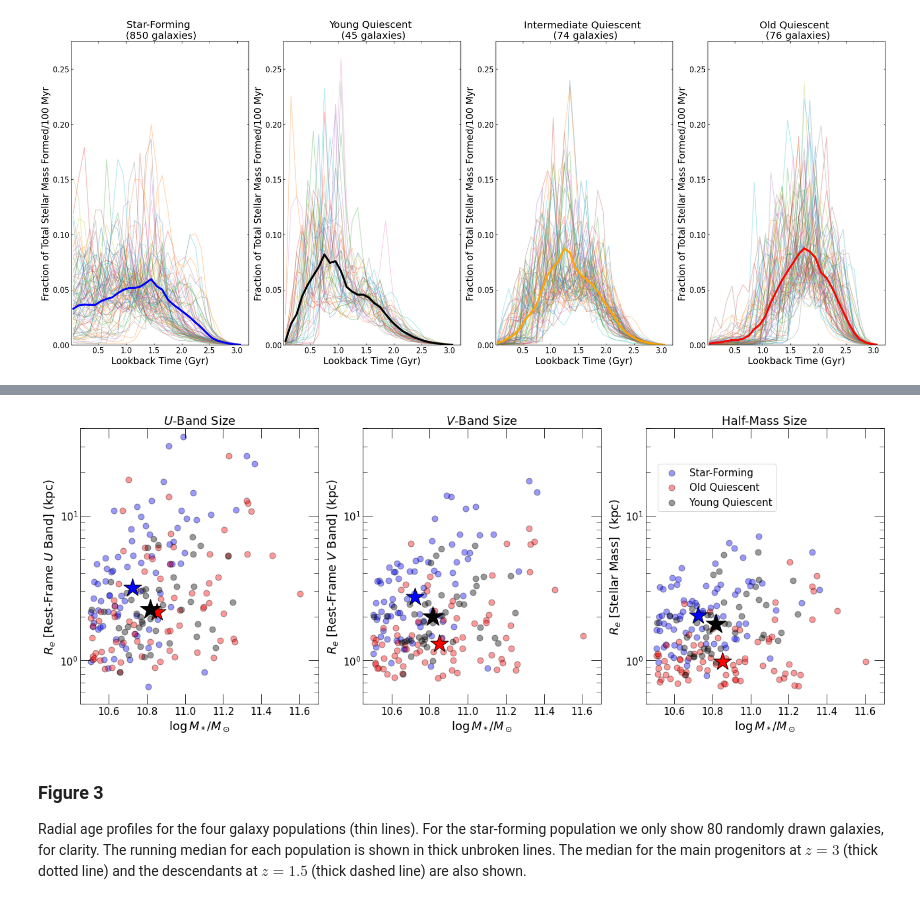
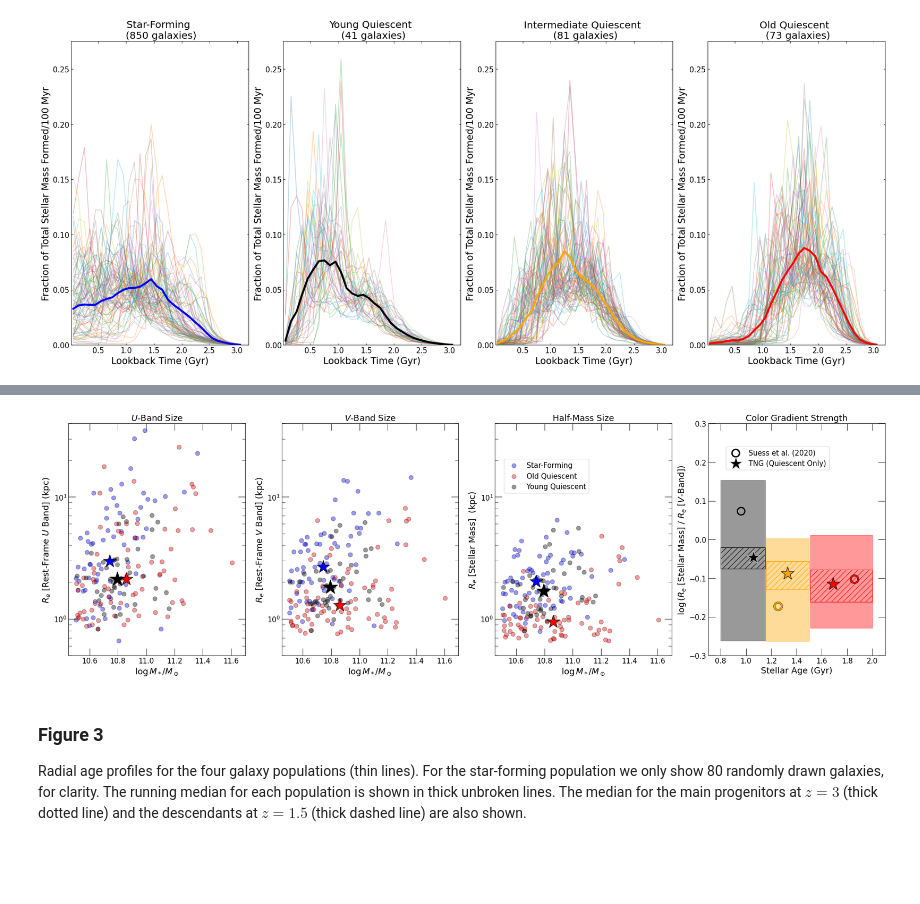
Before and after one commit to pathakde/Pathak_2021, a Jupyter notebook: Figures.ipynb, the cells around one changed output, grey strips where cells are left out. Saved outputs shown, nothing was run; the diff lists cells and outputs as text; code cells hidden in the pictures; blank space fills up the shorter version.

```diff
--- a/Figures.ipynb
+++ b/Figures.ipynb
@@ -37,9 +68,9 @@ Now apply the selection criteria for star-forming, young quiescent (post-starbur
 import warnings
 warnings.filterwarnings('ignore')
 
-PSB_selection = (median_age<=1.2)&(np.log10(newbin_current_SFR/10**(total_mass))<=-10.5)
-intermediate_quiescent_selection = (median_age>1.2)&(median_age<=1.5)&(np.log10(newbin_current_SFR/10**(total_mass))<=-10.5)
-old_quiescent_selection = (median_age>1.5)&(np.log10(newbin_current_SFR/10**(total_mass))<=-10.5)
+PSB_selection = (mean_age_massweighted<=1.15)&(np.log10(newbin_current_SFR/10**(total_mass))<=-10.5)
+intermediate_quiescent_selection = (mean_age_massweighted>1.15)&(mean_age_massweighted<=1.5)&(np.log10(newbin_current_SFR/10**(total_mass))<=-10.5)
+old_quiescent_selection = (mean_age_massweighted>1.5)&(np.log10(newbin_current_SFR/10**(total_mass))<=-10.5)
 starforming_selection = (np.log10(newbin_current_SFR/10**(total_mass))>-10.5)
 # %% [markdown]
 Load the ids of the main progenitors at $z=3$ and descendants at $z=1.5$ for each galaxy in the mass range at $z=2$.
@@ -152,16 +183,31 @@ Effective size calculated in the rest-frame $U$ band, rest-frame $V$ band, and u
+# %%
+# Selected Suess et al. (2020) data
+# This data was processed using the same age cuts as above,
+# from the raw observational data provided by Wren Suess,
+# as presented in Suess et al. (2020).
+with h5py.File('Suess2020_data', 'r') as f:
+    suess_OQ = f['suess_OQ'][:] # Suess et al. (2020) old quiescent 30th, 50th, 70th percentile color gradient strength
+    suess_IQ = f['suess_IQ'][:] # Suess et al. (2020) intermediate quiescent 30th, 50th, 70th percentile color gradient strength
+    suess_YQ = f['suess_YQ'][:] # Suess et al. (2020) young quiescent 30th, 50th, 70th percentile color gradient strength
+    suess_OQa = f['suess_OQa'][:] # Suess et al. (2020) old quiescent 30th, 50th, 70th percentile mass-weighted mean age
+    suess_IQa = f['suess_IQa'][:] # Suess et al. (2020) intermediate quiescent 30th, 50th, 70th percentile mass-weighted mean age
+    suess_YQa = f['suess_YQa'][:] # Suess et al. (2020) young quiescent 30th, 50th, 70th percentile mass-weighted mean age
 # %%
-f, (ax1, ax2, ax3) = plt.subplots(1, 3, sharex='none', sharey='none', figsize=(18, 7))
+f, (ax1, ax2, ax3, ax4) = plt.subplots(1, 4, sharex='none', sharey='none', figsize=(25, 8))
 f.set_facecolor('w')
+#f.set_dpi(200.0)
 
 #data for seeded 80 random star-forming galaxies
 np.random.seed(0)
-rand_M = np.random.choice(total_mass[starforming_selection], 80, replace=False)
+rand_M = np.random.choice(total_mass[starforming_selection], 70, replace=False)
 np.random.seed(0)
-rand_U = np.random.choice(halflight_radius_U[starforming_selection], 80, replace=False)
+rand_a = np.random.choice(mean_age_massweighted[starforming_selection], 70, replace=False)
 np.random.seed(0)
-rand_V = np.random.choice(halflight_radius_V[starforming_selection], 80, replace=False)
+rand_U = np.random.choice(halflight_radius_U[starforming_selection], 70, replace=False)
 np.random.seed(0)
-rand_m = np.random.choice(halfmass_radius[starforming_selection], 80, replace=False)
+rand_V = np.random.choice(halflight_radius_V[starforming_selection], 70, replace=False)
+np.random.seed(0)
+rand_m = np.random.choice(halfmass_radius[starforming_selection], 70, replace=False)
 
 #panel 1: rest-frame U band half-light radii
 ax1.scatter((rand_M), rand_U, c='blue', s=80, alpha=0.4, edgecolors='k', label='Star-Forming')
@@ -190,34 +236,94 @@ ax2.scatter(np.median(total_mass[PSB_selection]), np.median(halflight_radius_V[P
 ax2.set_ylim(0.5, 40)
 ax2.set_xlim(10.45, 11.7)
 ax2.set_xlabel('$\log \, M_*/M_\odot$', fontsize=18)
 ax2.set_ylabel('$R_e$ [Rest-Frame $V$ Band] (kpc)', fontsize=18)
 ax2.set_yscale('log')
 ax2.set_title('$V$-Band Size', fontsize=18)
 ax2.tick_params(which='major', length=15)
 ax2.tick_params(which='minor', length=7)
 ax2.tick_params(direction='in', which='both', labelsize=15, bottom=True, top=True, left=True, right=True)
 
 #panel 3: half-mass radii
 ax3.scatter((rand_M), rand_m, c='blue', s=80, alpha = 0.4, edgecolors='k', label='Star-Forming')
 ax3.scatter((total_mass[old_quiescent_selection]), halfmass_radius[old_quiescent_selection], c='red', s=80, alpha = 0.4, edgecolors='k', label='Old Quiescent')
 ax3.scatter((total_mass[PSB_selection]), halfmass_radius[PSB_selection], c='k', s=80, alpha=0.4, edgecolors='k', label='Young Quiescent')
 ax3.scatter(np.median(rand_M), np.median(rand_m), c='blue', edgecolors='k', s=800, marker='*', lw=1)
 ax3.scatter(np.median(total_mass[old_quiescent_selection]), np.median(halfmass_radius[old_quiescent_selection]), c='red', edgecolors='k', s=800, marker='*', lw=1)
 ax3.scatter(np.median(total_mass[PSB_selection]), np.median(halfmass_radius[PSB_selection]), c='black', s=1000, edgecolors='black', marker='*', lw=1)
 ax3.legend(loc=(0.05, 0.7), fontsize=15, frameon=True)
 ax3.set_ylim(0.5, 40)
 ax3.set_xlim(10.45, 11.7)
 ax3.set_xlabel('$\log \, M_*/M_\odot$', fontsize=18)
 ax3.set_ylabel('$R_e$ [Stellar Mass]  (kpc)', fontsize=18)
 ax3.set_yscale('log')
 ax3.set_title('Half-Mass Size', fontsize=18)
 ax3.tick_params(which='major', length=15)
 ax3.tick_params(which='minor', length=7)
 ax3.tick_params(direction='in', which='both', labelsize=15, bottom=True, top=True, left=True, right=True)
 
+#panel 4: Comparison with Suess et al. (2020) data
+my_OQ = []
+my_IQ = []
+my_YQ = []
+my_OQa = []
+my_IQa = []
+my_YQa = []
+# TNG percentile colorgradient strengths
+my_OQ.append(np.percentile((halfmass_radius[old_quiescent_selection]/halflight_radius_V[old_quiescent_selection]), 30))
+my_OQ.append(np.percentile(halfmass_radius[old_quiescent_selection]/halflight_radius_V[old_quiescent_selection], 50))
+my_OQ.append(np.percentile(halfmass_radius[old_quiescent_selection]/halflight_radius_V[old_quiescent_selection], 70))
+my_IQ.append(np.percentile(halfmass_radius[intermediate_quiescent_selection]/halflight_radius_V[intermediate_quiescent_selection], 30))
+my_IQ.append(np.percentile(halfmass_radius[intermediate_quiescent_selection]/halflight_radius_V[intermediate_quiescent_selection], 50))
+my_IQ.append(np.percentile(halfmass_radius[intermediate_quiescent_selection]/halflight_radius_V[intermediate_quiescent_selection], 70))
+my_YQ.append(np.percentile(halfmass_radius[PSB_selection]/halflight_radius_V[PSB_selection], 30))
+my_YQ.append(np.percentile(halfmass_radius[PSB_selection]/halflight_radius_V[PSB_selection], 50))
+my_YQ.append(np.percentile(halfmass_radius[PSB_selection]/halflight_radius_V[PSB_selection], 70))
+# TNG percentile ages
+my_OQa.append(np.percentile(mean_age_massweighted[old_quiescent_selection], 30))
+my_OQa.append(np.percentile(mean_age_massweighted[old_quiescent_selection], 50))
+my_OQa.append(np.percentile(mean_age_massweighted[old_quiescent_selection], 70))
+my_IQa.append(np.percentile(mean_age_massweighted[intermediate_quiescent_selection], 30))
+my_IQa.append(np.percentile(mean_age_massweighted[intermediate_quiescent_selection], 50))
+my_IQa.append(np.percentile(mean_age_massweighted[intermediate_quiescent_selection], 70))
+my_YQa.append(np.percentile(mean_age_massweighted[PSB_selection], 30))
+my_YQa.append(np.percentile(mean_age_massweighted[PSB_selection], 50))
+my_YQa.append(np.percentile(mean_age_massweighted[PSB_selection], 70))
+
+# Plots
+# Shaded percentile areas
+ax4.fill_between([1.51, 1.6, 2.0], [np.log10(suess_OQ[0])]*3, [np.log10(suess_OQ[-1])]*3, color='red', alpha=0.4)
+ax4.fill_between([1.51, 1.6, 2.0], [np.log10(my_OQ[0])]*3, [np.log10(my_OQ[-1])]*3, facecolor='none', edgecolor='red', hatch='//')
+ax4.fill_between([1.16, 1.3, 1.5], [np.log10(suess_IQ[0])]*3, [np.log10(suess_IQ[-1])]*3, color='orange', alpha=0.4)
+ax4.fill_between([1.16, 1.3, 1.5], [np.log10(my_IQ[0])]*3, [np.log10(my_IQ[-1])]*3, facecolor='none', edgecolor='orange', hatch='//')
+ax4.fill_between([0.8, 1, 1.15], [np.log10(suess_YQ[0])]*3, [np.log10(suess_YQ[-1])]*3, color='black', alpha=0.4)
+ax4.fill_between([0.8, 1, 1.15], [np.log10(my_YQ[0])]*3, [np.log10(my_YQ[-1])]*3, facecolor='none', edgecolor='black', hatch='//')
+# Scatter points for medians:
+# Suess et al. (2020) data
+ax4.scatter(suess_OQa[1], np.log10(suess_OQ[1]), facecolor='none', edgecolors='k', s=250, marker='o', lw=4, zorder=2.5)
+ax4.scatter(suess_YQa[1], np.log10(suess_YQ[1]), facecolor='none', edgecolors='lightgrey', s=250, marker='o', lw=4, zorder=2.5)
+ax4.scatter(suess_IQa[1], np.log10(suess_IQ[1]), facecolor='none', edgecolors='k', s=250, marker='o', lw=4, zorder=2.5)
+ax4.scatter(suess_OQa[1], np.log10(suess_OQ[1]), facecolor='none', edgecolors='red', s=250, marker='o', lw=3, zorder=2.6)
+ax4.scatter(suess_YQa[1], np.log10(suess_YQ[1]), facecolor='none', edgecolors='k', s=250, marker='o', lw=3, label='Suess et al. (2020)', zorder=2.6)
+ax4.scatter(suess_IQa[1], np.log10(suess_IQ[1]), facecolor='none', edgecolors='orange', s=250, marker='o', lw=3, zorder=2.6)
+# TNG data
+ax4.scatter(my_OQa[1], np.log10(my_OQ[1]), c='red', edgecolors='k', s=800, marker='*', lw=1, zorder=2.5)
+ax4.scatter(my_YQa[1], np.log10(my_YQ[1]), c='black', edgecolors='lightgrey', s=800, marker='*', lw=1, label='TNG (Quiescent Only)', zorder=2.5)
+ax4.scatter(my_IQa[1], np.log10(my_IQ[1]), c='orange', edgecolors='k', s=800, marker='*', lw=1, zorder=2.5)
+# Plot customizations
+ax4.legend(loc=(0.10, 0.80), fontsize=15, frameon=True)
+ax4.set_ylim(-0.3, 0.3)
+ax4.set_xlim(0.7, 2.1)
+ax4.set_xlabel('Stellar Age (Gyr)', fontsize=18)
+ax4.set_ylabel('$\log \, (R_e$ [Stellar Mass] / $R_e$ [$V$-Band])', fontsize=18)
+ax4.set_title('Color Gradient Strength', fontsize=18)
+ax4.tick_params(which='major', length=15)
+ax4.tick_params(which='minor', length=7)
+ax4.tick_params(direction='in', which='both', labelsize=15, bottom=True, top=True, left=True, right=True)
+
+
 f.tight_layout()
 # %% [output]
-[figure, old version]
+[figure, new version]
 # %% [markdown]
 ### Figure 3
 
```
Also changed, not shown: parts of 11 cells of this notebook, 5 other files.
